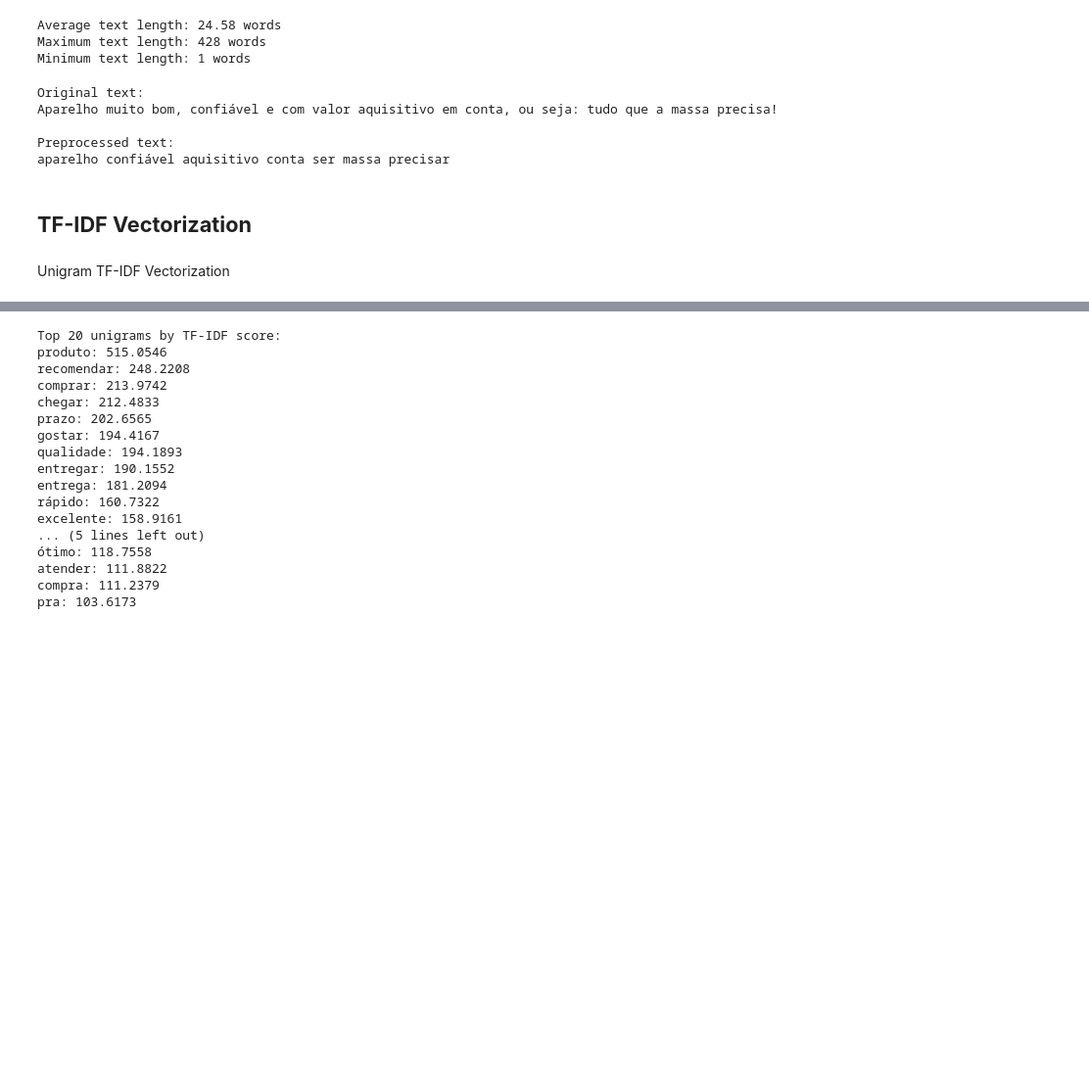
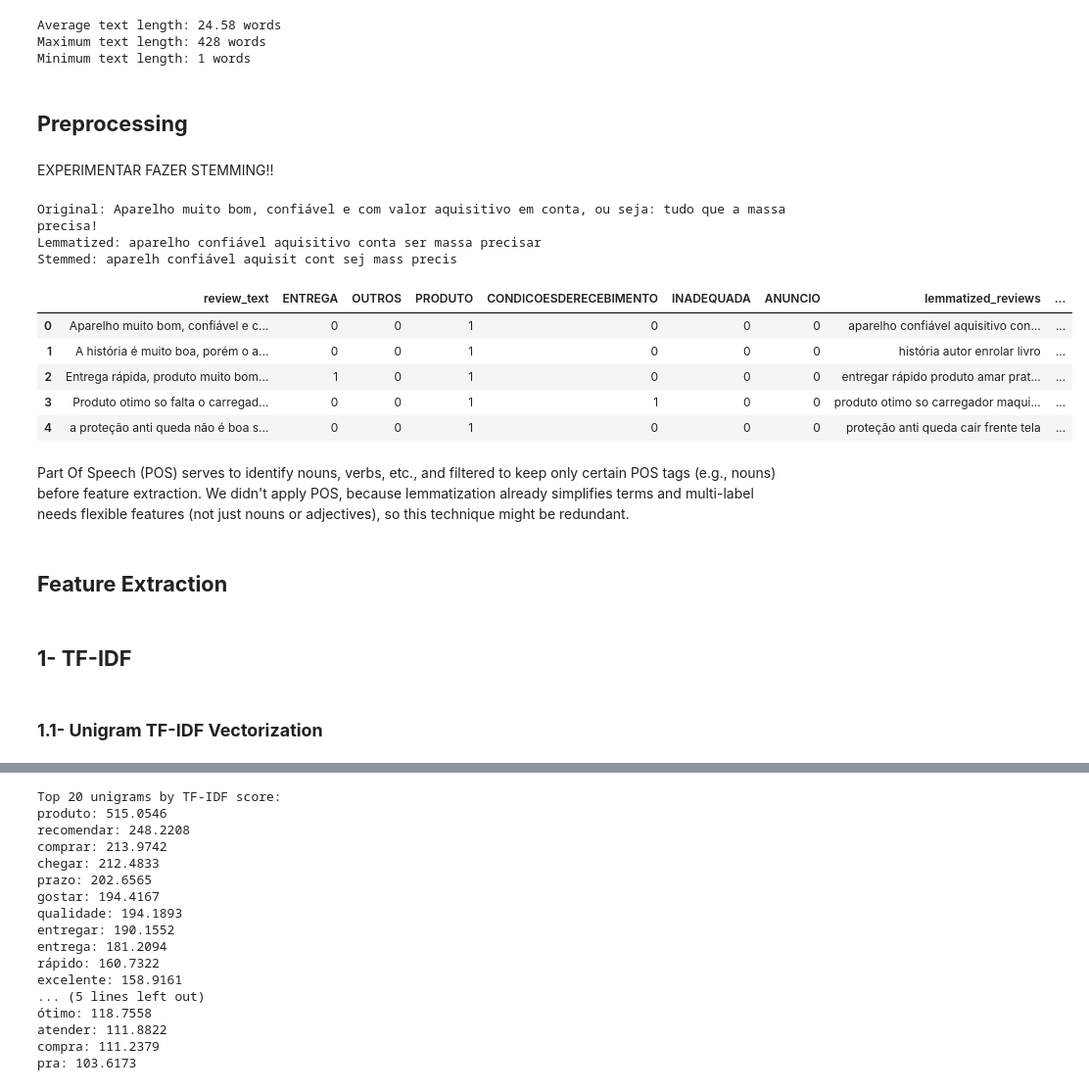
Before and after one commit to martapereira0/NLP-Text_Classification, a Jupyter notebook: main.ipynb, the cells around one changed output, grey strips where cells are left out. Shown at 98% size. Saved outputs shown, nothing was run; the diff lists cells and outputs as text; code cells hidden in the pictures; blank space fills up the shorter version.

```diff
--- a/main.ipynb
+++ b/main.ipynb
@@ -176,4 +188,8 @@ print(f"Minimum text length: {np.min(text_lengths)} words")
 Average text length: 24.58 words
 Maximum text length: 428 words
 Minimum text length: 1 words
+# %% [markdown]
+## **Preprocessing**
+# %% [markdown]
+EXPERIMENTAR FAZER STEMMING!!
 # %%
@@ -198,15 +244,25 @@ test_data['cleaned_reviews'] = test_data['review_text'].apply(preprocess_text)
 # %%
-print("Original text:")
-print(train_data['review_text'][0])
-print("\nPreprocessed text:")
-print(train_data['cleaned_reviews'][0])
+print("Original:", train_data['review_text'].iloc[0])
+print("Lemmatized:", train_data['lemmatized_reviews'].iloc[0])
+print("Stemmed:", train_data['stemmed_reviews'].iloc[0])
 # %% [output]
-Original text:
-Aparelho muito bom, confiável e com valor aquisitivo em conta, ou seja: tudo que a massa precisa!
-
-Preprocessed text:
-aparelho confiável aquisitivo conta ser massa precisar
+Original: Aparelho muito bom, confiável e com valor aquisitivo em conta, ou seja: tudo que a massa precisa!
+Lemmatized: aparelho confiável aquisitivo conta ser massa precisar
+Stemmed: aparelh confiável aquisit cont sej mass precis
+# %%
+train_data.head()
+# %% [output]
+|  | review_text | ENTREGA | OUTROS | PRODUTO | CONDICOESDERECEBIMENTO | INADEQUADA | ANUNCIO | lemmatized_reviews | ... |
+| 0 | Aparelho muito bom, confiável e c... | 0 | 0 | 1 | 0 | 0 | 0 | aparelho confiável aquisitivo con... | ... |
+| 1 | A história é muito boa, porém o a... | 0 | 0 | 1 | 0 | 0 | 0 | história autor enrolar livro | ... |
+| 2 | Entrega rápida, produto muito bom... | 1 | 0 | 1 | 0 | 0 | 0 | entregar rápido produto amar prat... | ... |
+| 3 | Produto otimo so falta o carregad... | 0 | 0 | 1 | 1 | 0 | 0 | produto otimo so carregador maqui... | ... |
+| 4 | a proteção anti queda não é boa s... | 0 | 0 | 1 | 0 | 0 | 0 | proteção anti queda cair frente tela | ... |
+# %% [markdown]
+Part Of Speech (POS) serves to identify nouns, verbs, etc., and filtered to keep only certain POS tags (e.g., nouns) before feature extraction. We didn't apply POS, because lemmatization already simplifies terms and multi-label needs flexible features (not just nouns or adjectives), so this technique might be redundant.
+# %% [markdown]
+## **Feature Extraction**
 # %% [markdown]
-## **TF-IDF Vectorization**
+## **1- TF-IDF**
 # %% [markdown]
-Unigram TF-IDF Vectorization
+### **1.1- Unigram TF-IDF Vectorization**
```
Also changed, not shown: parts of 36 cells of this notebook.
